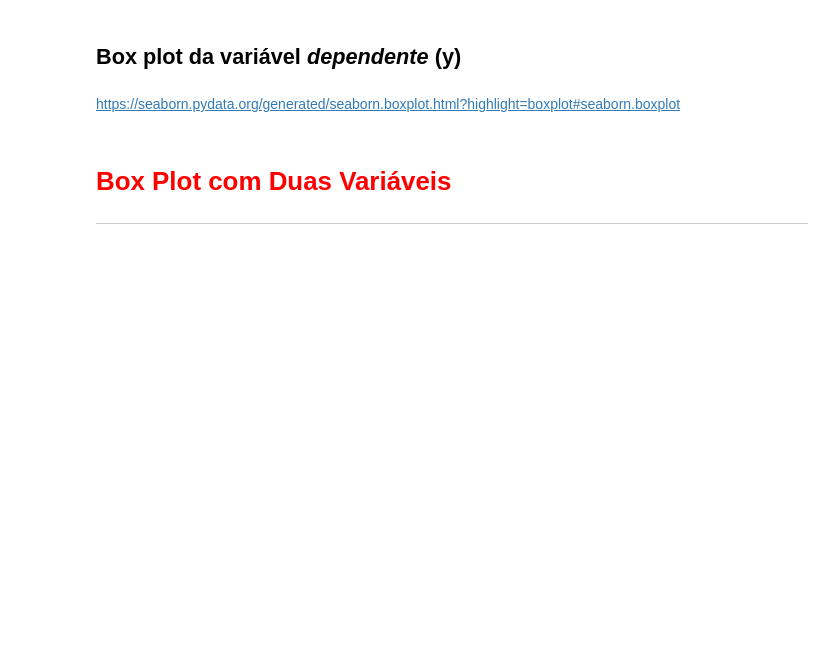
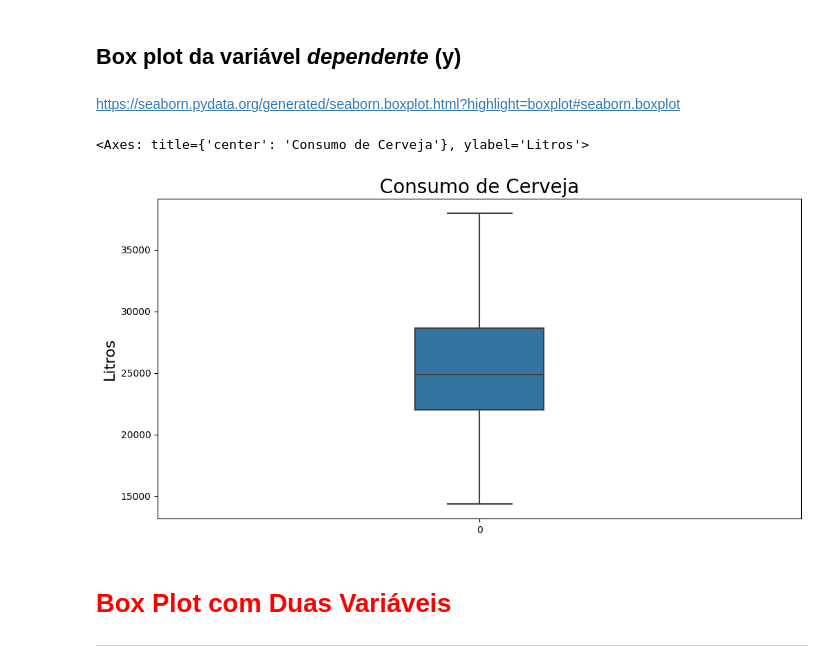
Before and after one commit to alvarengaricardo/regressao_linear_1, a Jupyter notebook: Regressao_Linear.ipynb, the cells around one changed output. Saved outputs shown, nothing was run; the diff lists cells and outputs as text; code cells hidden in the pictures; blank space fills up the shorter version.

```diff
--- a/Regressao_Linear.ipynb
+++ b/Regressao_Linear.ipynb
@@ -126,6 +136,15 @@ https://seaborn.pydata.org/
 ## Box plot da variável *dependente* (y)
 # %% [markdown]
 https://seaborn.pydata.org/generated/seaborn.boxplot.html?highlight=boxplot#seaborn.boxplot
+# %%
+ax = sns.boxplot(data = dados['consumo'], orient='v', width=0.2)
+ax.figure.set_size_inches(12, 6)
+ax.set_title('Consumo de Cerveja', fontsize = 20)
+ax.set_ylabel('Litros', fontsize = 16)
+ax
+# %% [output]
+<Axes: title={'center': 'Consumo de Cerveja'}, ylabel='Litros'>
+[figure, added]
 # %% [markdown]
 # <font color='red' style='font-size: 30px;'>Box Plot com Duas Variáveis</font>
 <hr style='border: 2px solid red;'>
```
Also changed, not shown: parts of 10 cells of this notebook.
